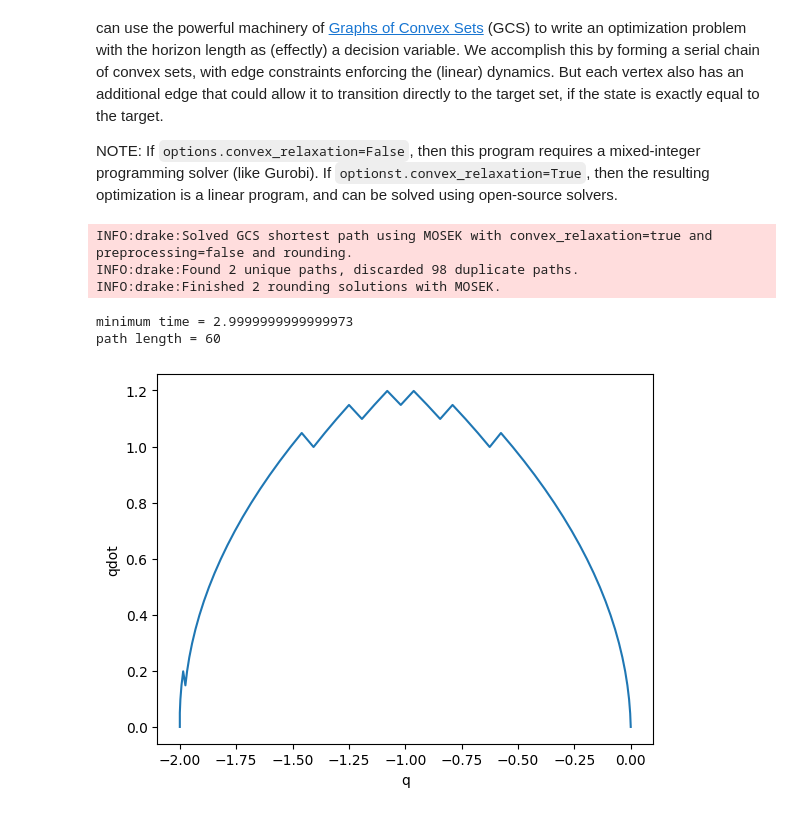
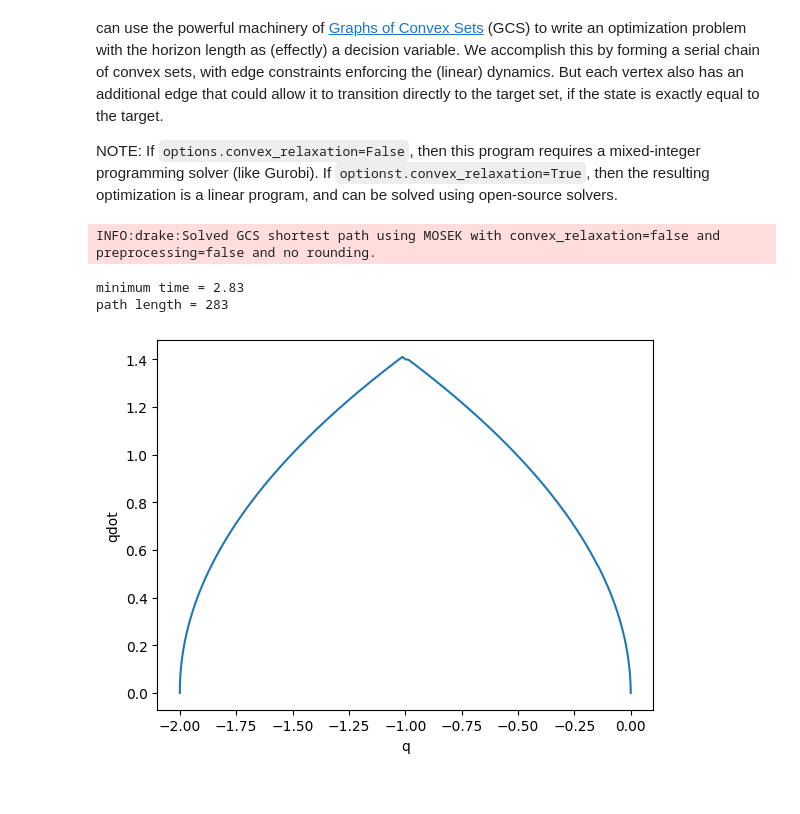
Before and after one commit to DLinC3/Underactuated-Robotics, a Jupyter notebook: underactuated/book/10-trajopt/double_integrator.ipynb, the cells around one changed output. Saved outputs shown, nothing was run; the diff lists cells and outputs as text; code cells hidden in the pictures.

```diff
--- a/underactuated/book/10-trajopt/double_integrator.ipynb
+++ b/underactuated/book/10-trajopt/double_integrator.ipynb
@@ -191,7 +191,8 @@ NOTE: If `options.convex_relaxation=False`, then this program requires a mixed-i
 # %%
 def min_time_gcs():
     # Discrete-time approximation of the double integrator.
-    dt = 0.05
+    # dt = 0.05
+    dt = 0.01
     A = np.eye(2) + dt * np.array([[0, 1], [0, 0]])
     B = dt * np.array([[0], [1]])
 
@@ -214,38 +215,38 @@ def min_time_gcs():
             )
         )
         e.AddCost(dt)
         e = gcs.AddEdge(next, target)
         e.AddConstraint(next.x()[0] == target.x()[0])
         e.AddConstraint(next.x()[1] == target.x()[1])
         prev = next
 
     options = GraphOfConvexSetsOptions()
-    options.convex_relaxation = True
-    options.max_rounded_paths = 100
+    # options.convex_relaxation = True
+    options.convex_relaxation = False
+    # options.max_rounded_paths = 100
+    options.max_rounded_paths = 1000
     result = gcs.SolveShortestPath(source, target, options)
     assert result.is_success(), "Optimization failed"
 
     print(f"minimum time = {result.get_optimal_cost()}")
 
     # display(SVG(pydot.graph_from_dot_data(gcs.GetGraphvizString(result))[0].create_svg()))
 
     # True solution: min time(q=-2, qdot=0) = 2√2 = 2.828 seconds.
     path = gcs.GetSolutionPath(source, target, result)
     print(f"path length = {(len(path)-1)}")
     x_sol = np.array([result.GetSolution(e.xu()) for e in path])
     np.append(x_sol, [0, 0])
 
     fig, ax = plt.subplots()
     ax.plot(x_sol[:, 0], x_sol[:, 1], "-")
     ax.set_xlabel("q")
     ax.set_ylabel("qdot")
 
 
 min_time_gcs()
 # %% [output]
-INFO:drake:Solved GCS shortest path using MOSEK with convex_relaxation=true and preprocessing=false and rounding.
-INFO:drake:Found 2 unique paths, discarded 98 duplicate paths.
-INFO:drake:Finished 2 rounding solutions with MOSEK.
+INFO:drake:Solved GCS shortest path using MOSEK with convex_relaxation=false and preprocessing=false and no rounding.
-minimum time = 2.9999999999999973
-path length = 60
+minimum time = 2.83
+path length = 283
-[figure, old version]
+[figure, new version]
```
